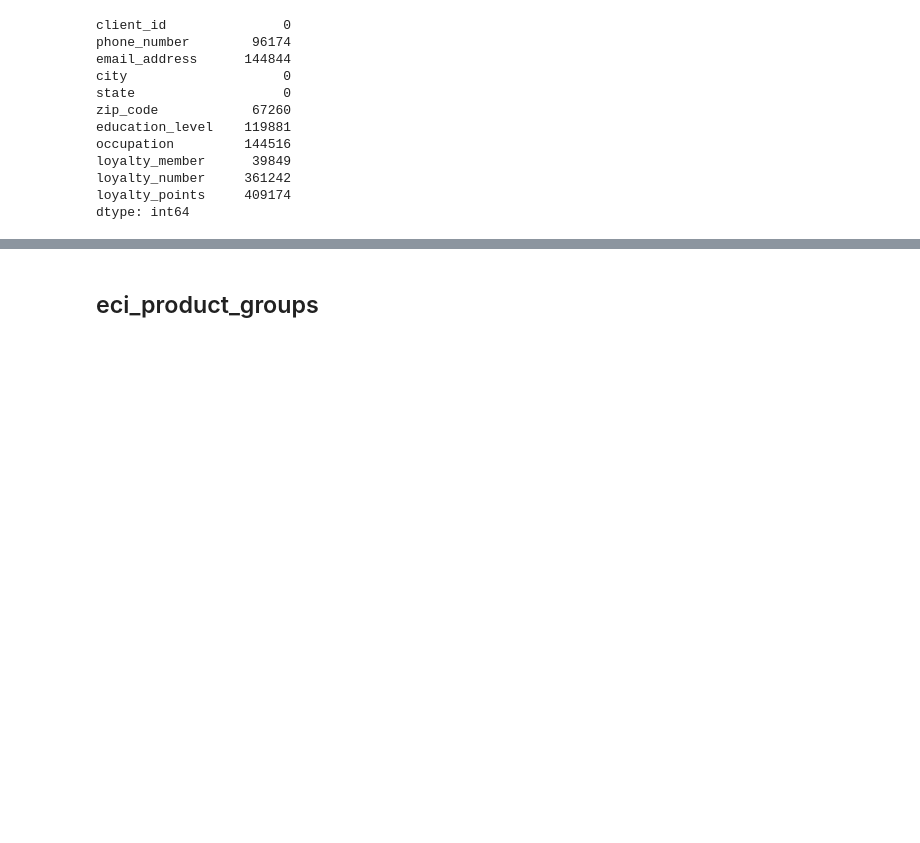
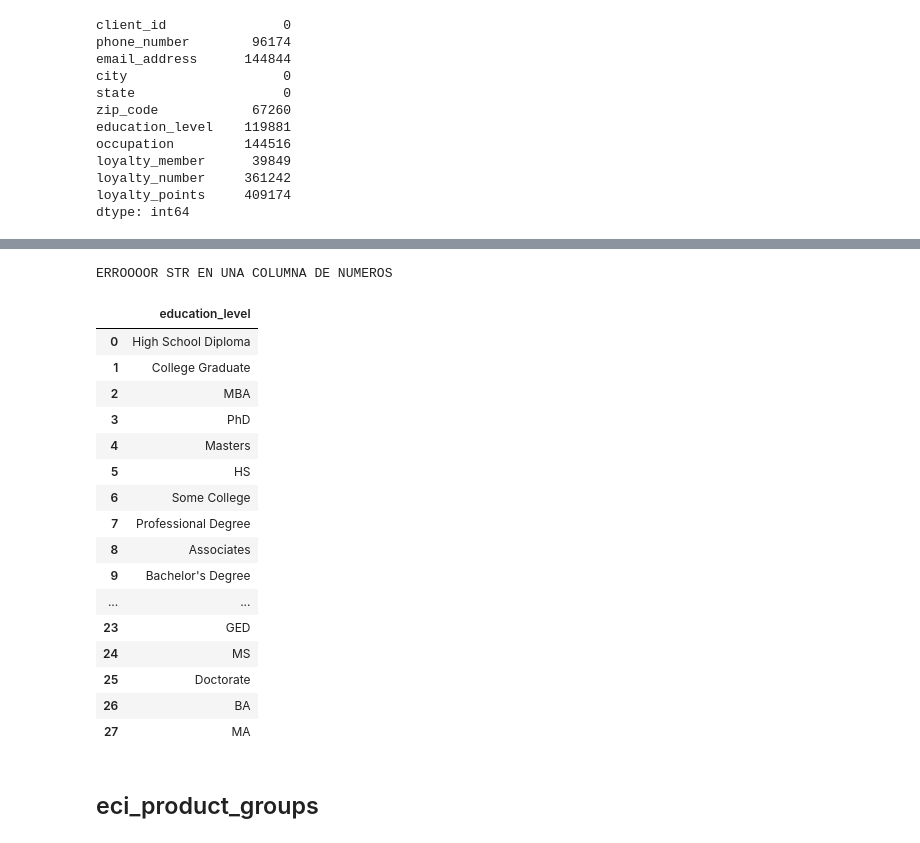
Before and after one commit to Emiliano-Torres/proyecto_eci, a Jupyter notebook: Docs.ipynb, the cells around one changed output, grey strips where cells are left out. Cells and saved outputs as stored; diff of their text form; code cells hidden in the pictures; blank space fills up the shorter version.

```diff
--- a/Docs.ipynb
+++ b/Docs.ipynb
@@ -38,3 +95,29 @@ dtype: int64
+# %%
+#customer_data["loyalty_points"] = customer_data["loyalty_points"].astype(float) #hay cosas que no son numeros.
+print("ERROOOOR STR EN UNA COLUMNA DE NUMEROS")
+# %% [output]
+ERROOOOR STR EN UNA COLUMNA DE NUMEROS
+# %%
+consulta=sql^"""SELECT DISTINCT education_level FROM customer_data"""
+consulta
+# %% [output]
+|  | education_level |
+| 0 | High School Diploma |
+| 1 | College Graduate |
+| 2 | MBA |
+| 3 | PhD |
+| 4 | Masters |
+| 5 | HS |
+| 6 | Some College |
+| 7 | Professional Degree |
+| 8 | Associates |
+| 9 | Bachelor's Degree |
+| ... | ... |
+| 23 | GED |
+| 24 | MS |
+| 25 | Doctorate |
+| 26 | BA |
+| 27 | MA |
 # %% [markdown]
 ## eci_product_groups
 # %%
```
Also changed, not shown: parts of 7 cells of this notebook, 1 other file.
